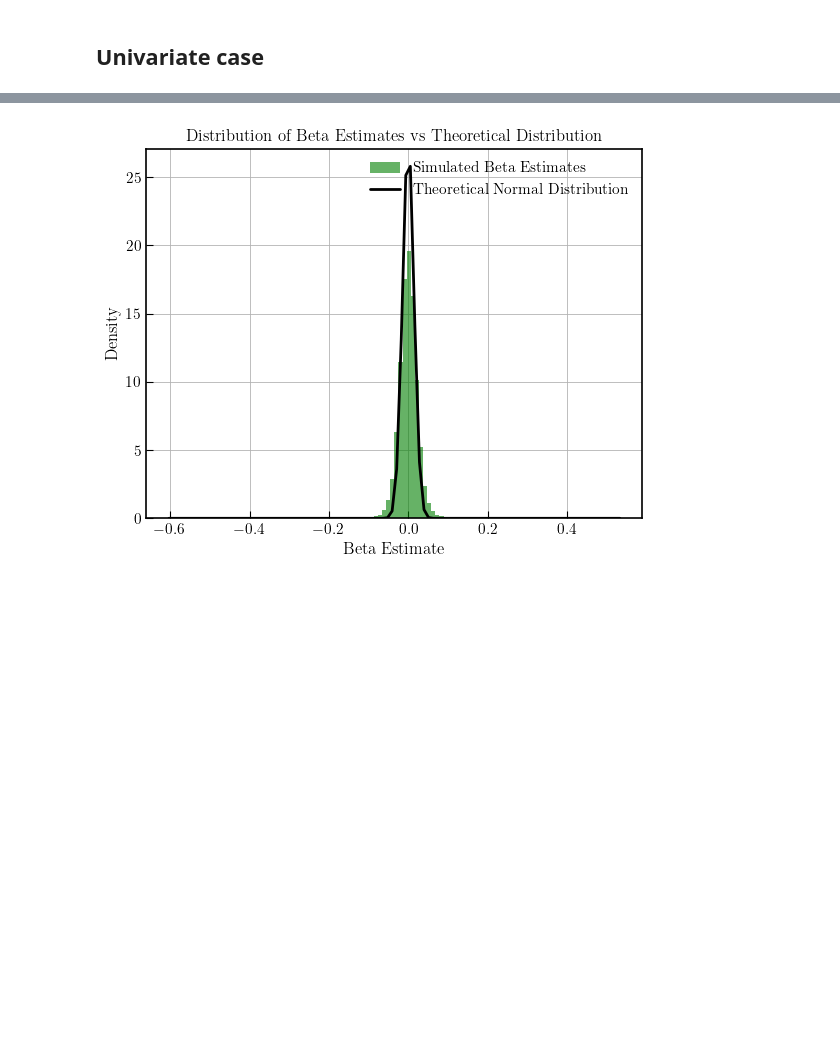
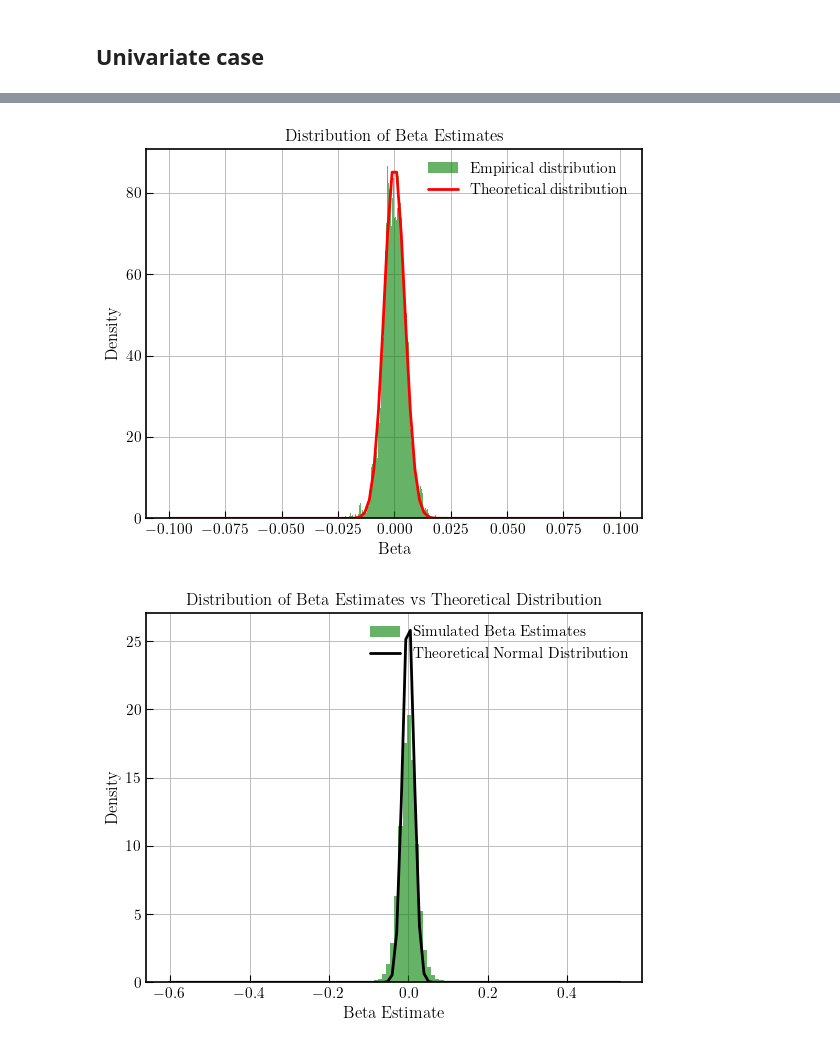
Before and after one commit to TommasoDF/Lasso_paper, a Jupyter notebook: Theory/simulate_constant_gain.ipynb, the cells around one changed output, grey strips where cells are left out. Cells and saved outputs as stored; diff of their text form; code cells hidden in the pictures; blank space fills up the shorter version.

```diff
--- a/Theory/simulate_constant_gain.ipynb
+++ b/Theory/simulate_constant_gain.ipynb
@@ -58,3 +58,23 @@ plt.show()
+# %%
+#check actual distribution vs theoretical distribution of beta
+def theoretical_var(constant_gain, sigma_x, s_d, kappa):
+    return constant_gain * s_d**2 * (1.0 - kappa) / (2.0 * sigma_x**2)
+
+theoretical_variance = theoretical_var(constant_gain, sigma_x, sigma, kappa)
+empirical_variance = np.var(beta)
+
+fig, ax = plt.subplots()
+ax.hist(beta, bins=100, density=True, alpha=0.6, color='g', label='Empirical distribution')
+x = np.linspace(-0.1, 0.1, 100)
+theoretical_pdf = (1 / np.sqrt(2 * np.pi * theoretical_variance)) * np.exp(- (x ** 2) / (2 * theoretical_variance))
+ax.plot(x, theoretical_pdf, 'r-', lw=2, label='Theoretical distribution')
+ax.set_title('Distribution of Beta Estimates')
+ax.set_xlabel('Beta')
+ax.set_ylabel('Density')
+ax.legend()
+plt.show()
+# %% [output]
+[figure, added]
 # %%
 #montecarlo simulation to get distribution of beta estimates
 T_mc = 5000
```
Also changed, not shown: parts of 2 cells of this notebook, 25 other files.
